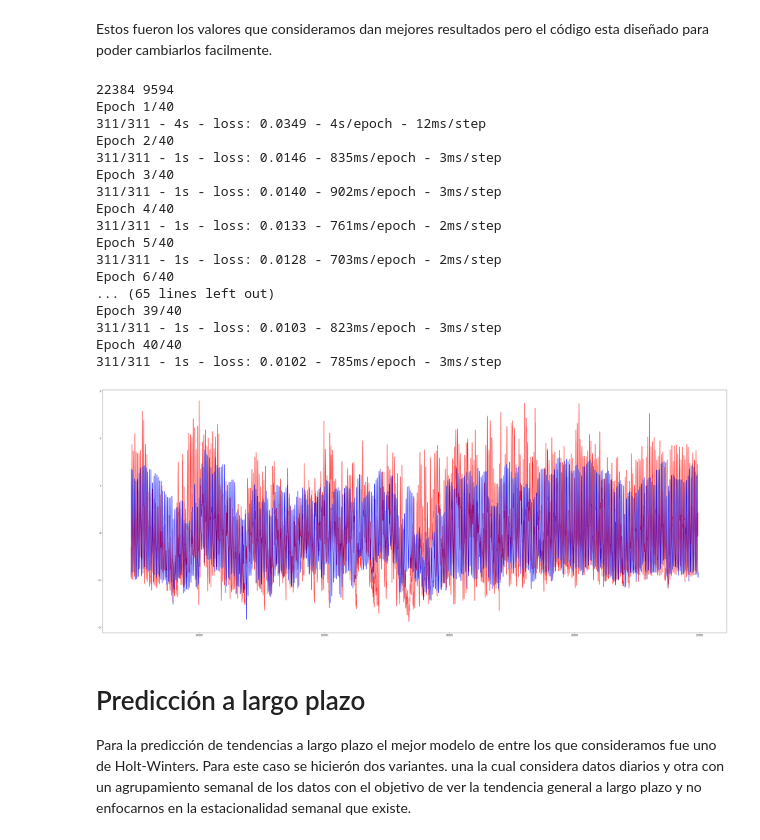
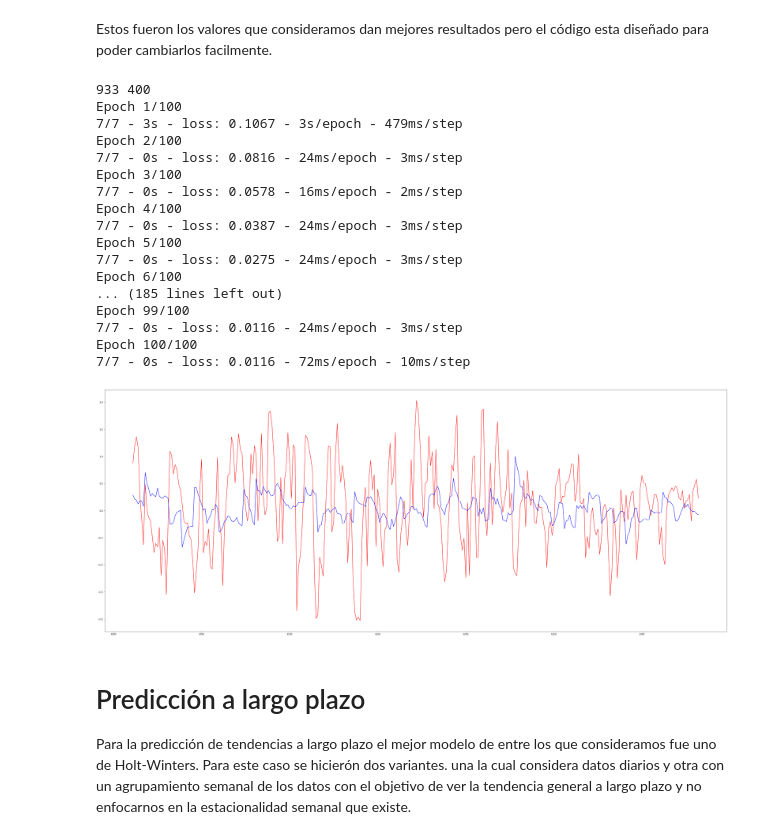
Before and after one commit to DiegoElian02/CienciadeDatosMultivariado, a Jupyter notebook: PruebasRNN/CodigoFinal_Aestrella.ipynb, the cells around one changed output. Drawn from its saved outputs; the diff is of its cells as text; code cells hidden in the pictures.

```diff
--- a/PruebasRNN/CodigoFinal_Aestrella.ipynb
+++ b/PruebasRNN/CodigoFinal_Aestrella.ipynb
@@ -68,12 +68,13 @@ def timeSeriesRNN(dataframe,look_back,look_ahead,arch,Epos,batch,plot):
 
     if(plot):
         testPrediction=[]
-        for i in range(0,int(len(testX)/look_ahead)+1):
+        for i in range(0,int(len(testX)/look_ahead)):
+            # print(i)
             testPrediction.extend(list(scaler.inverse_transform(model.predict(np.reshape(testX[look_ahead*i],(testX[0].shape[0],1,testX[0].shape[1]))))[0])) #linea larga y fea pero que jala osi osi
 
         x1=range(len(dataset)-len(testPrediction),len(dataset))
-        x=range(0,len(dataset))[-len(x1):]
-        plt.plot(x,scaler.inverse_transform(dataset[-len(x1):]),color='red')
+        x=range(0,len(dataset[-len(x1):]))
+        plt.plot(x1,scaler.inverse_transform(dataset[-len(x1):]),color='red')
         plt.plot(x1,testPrediction, color='blue')
         plt.show()
     return model
@@ -115,0 +92,4 @@ pd.DataFrame(df['F0'])
+# %%
+day_df = pd.read_csv('DatosFactoresDias.csv')
+del day_df['Unnamed: 0']
+day_df.head()
@@ -116,31 +103,31 @@ pd.DataFrame(df['F0'])
 # %% [markdown]
 Estos fueron los valores que consideramos dan mejores resultados pero el código esta diseñado para poder cambiarlos facilmente.
 # %%
-look_back=168*3
-look_ahead=168
-architecture=(30,20)
-epochs=40
-batch=70
-rnn=timeSeriesRNN(pd.DataFrame(df['F0']), look_back, look_ahead, architecture, epochs, batch, plot=True)
+look_back = 70
+look_ahead = 7
+architecture = (30,20)
+epochs = 100
+batch = 140
+rnn=timeSeriesRNN(pd.DataFrame(day_df['F2']), look_back, look_ahead, architecture, epochs, batch, plot=True)
 # %% [output]
-22384 9594
-Epoch 1/40
-311/311 - 4s - loss: 0.0349 - 4s/epoch - 12ms/step
-Epoch 2/40
-311/311 - 1s - loss: 0.0146 - 835ms/epoch - 3ms/step
-Epoch 3/40
-311/311 - 1s - loss: 0.0140 - 902ms/epoch - 3ms/step
-Epoch 4/40
-311/311 - 1s - loss: 0.0133 - 761ms/epoch - 2ms/step
-Epoch 5/40
-311/311 - 1s - loss: 0.0128 - 703ms/epoch - 2ms/step
-Epoch 6/40
-... (65 lines left out)
-Epoch 39/40
-311/311 - 1s - loss: 0.0103 - 823ms/epoch - 3ms/step
-Epoch 40/40
-311/311 - 1s - loss: 0.0102 - 785ms/epoch - 3ms/step
+933 400
+Epoch 1/100
+7/7 - 3s - loss: 0.1067 - 3s/epoch - 479ms/step
+Epoch 2/100
+7/7 - 0s - loss: 0.0816 - 24ms/epoch - 3ms/step
+Epoch 3/100
+7/7 - 0s - loss: 0.0578 - 16ms/epoch - 2ms/step
+Epoch 4/100
+7/7 - 0s - loss: 0.0387 - 24ms/epoch - 3ms/step
+Epoch 5/100
+7/7 - 0s - loss: 0.0275 - 24ms/epoch - 3ms/step
+Epoch 6/100
+... (185 lines left out)
+Epoch 99/100
+7/7 - 0s - loss: 0.0116 - 24ms/epoch - 3ms/step
+Epoch 100/100
+7/7 - 0s - loss: 0.0116 - 72ms/epoch - 10ms/step
-[figure, old version]
+[figure, new version]
 # %% [markdown]
 # Predicción a largo plazo
 Para la predicción de tendencias a largo plazo el mejor modelo de entre los que consideramos fue uno de Holt-Winters. Para este caso se hicierón dos variantes. una la cual considera datos diarios y otra con un agrupamiento semanal de los datos con el objetivo de ver la tendencia general a largo plazo y no enfocarnos en la estacionalidad semanal que existe.
```
Also changed, not shown: parts of 5 cells of this notebook, 2 other files.
